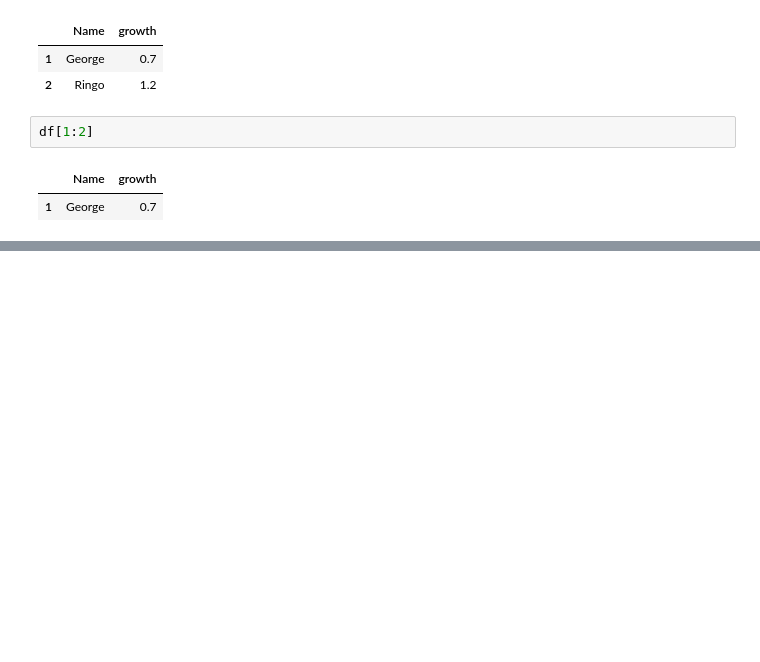
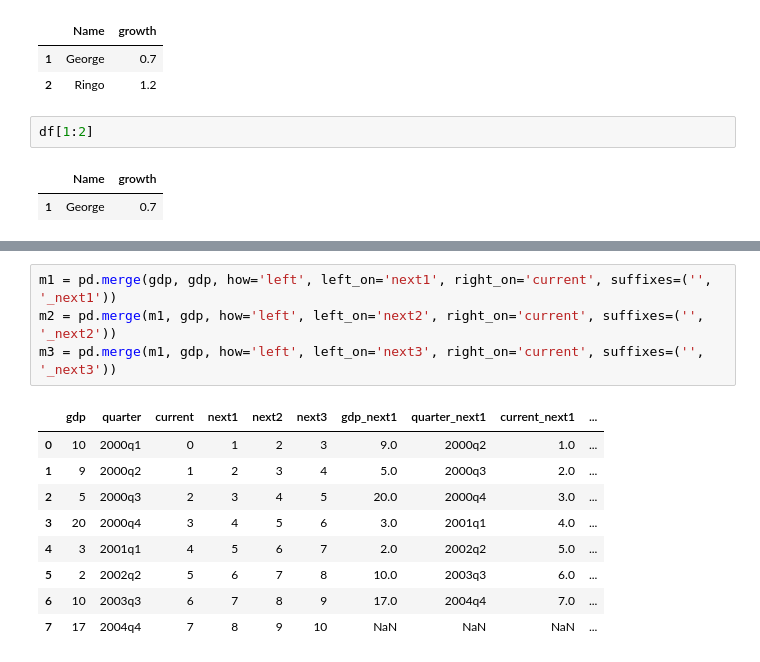
Before and after one commit to rupendrab/pyutil, a Jupyter notebook: pandas/Pandas_02.ipynb, the cells around one changed output, grey strips where cells are left out. Cells and saved outputs as stored; diff of their text form; blank space fills up the shorter version.

```diff
--- a/pandas/Pandas_02.ipynb
+++ b/pandas/Pandas_02.ipynb
@@ -395,0 +419,14 @@ df[1:2]
+# %%
+m1 = pd.merge(gdp, gdp, how='left', left_on='next1', right_on='current', suffixes=('', '_next1'))
+m2 = pd.merge(m1, gdp, how='left', left_on='next2', right_on='current', suffixes=('', '_next2'))
+m3 = pd.merge(m1, gdp, how='left', left_on='next3', right_on='current', suffixes=('', '_next3'))
+# %% [output]
+|  | gdp | quarter | current | next1 | next2 | next3 | gdp_next1 | quarter_next1 | current_next1 | ... |
+| 0 | 10 | 2000q1 | 0 | 1 | 2 | 3 | 9.0 | 2000q2 | 1.0 | ... |
+| 1 | 9 | 2000q2 | 1 | 2 | 3 | 4 | 5.0 | 2000q3 | 2.0 | ... |
+| 2 | 5 | 2000q3 | 2 | 3 | 4 | 5 | 20.0 | 2000q4 | 3.0 | ... |
+| 3 | 20 | 2000q4 | 3 | 4 | 5 | 6 | 3.0 | 2001q1 | 4.0 | ... |
+| 4 | 3 | 2001q1 | 4 | 5 | 6 | 7 | 2.0 | 2002q2 | 5.0 | ... |
+| 5 | 2 | 2002q2 | 5 | 6 | 7 | 8 | 10.0 | 2003q3 | 6.0 | ... |
+| 6 | 10 | 2003q3 | 6 | 7 | 8 | 9 | 17.0 | 2004q4 | 7.0 | ... |
+| 7 | 17 | 2004q4 | 7 | 8 | 9 | 10 | NaN | NaN | NaN | ... |
```
Also changed, not shown: parts of 6 cells of this notebook.
